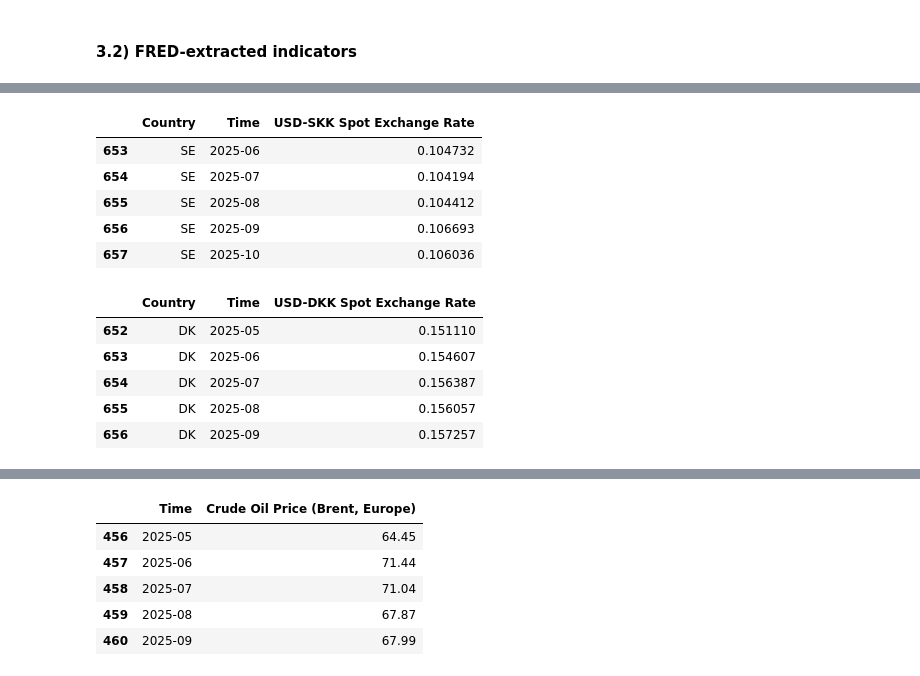
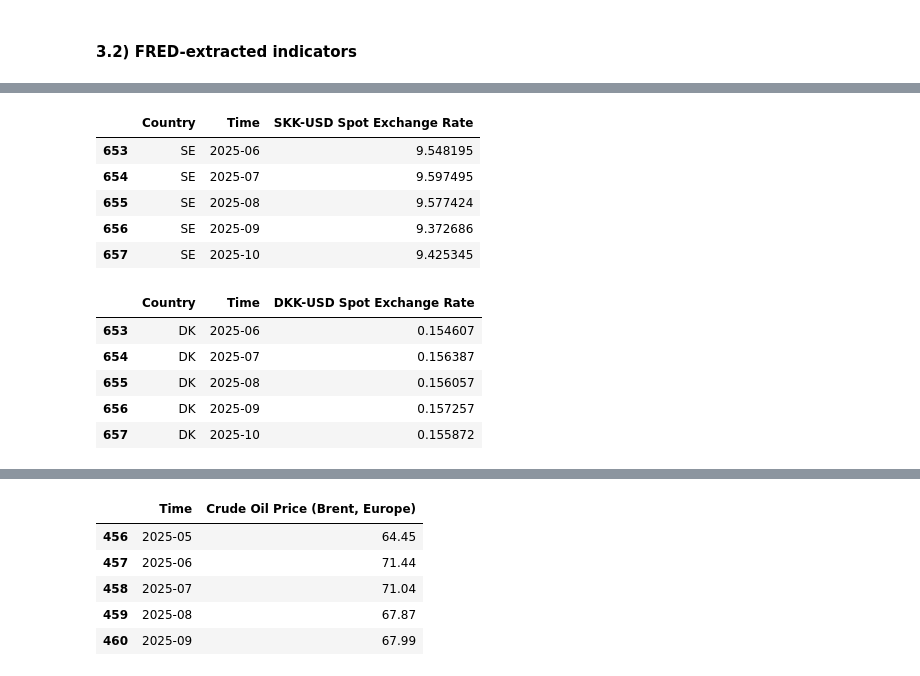
Before and after one commit to EliaLand/PSTR_Financial_Econometrics, a Jupyter notebook: data_fetcher/main.ipynb, the cells around one changed output, grey strips where cells are left out. Cells and saved outputs as stored; diff of their text form; code cells hidden in the pictures.

Commit message:
update exchange rates

```diff
--- a/data_fetcher/main.ipynb
+++ b/data_fetcher/main.ipynb
@@ -229,58 +230,53 @@ EXUSBGN_m_raw.tail()
 # %%
-# US-SKK exchange rate, U.S. Dollar to One Swedish Kronor (initially SKK-US daily, converted to US-SKK monthly, non-seasonally adjusted, 1971-01, 2025-10)
+# SKK-USD exchange rate, U.S. Dollar to One Swedish Kronor (initially SKK-USD daily, converted to US-SKK monthly, non-seasonally adjusted, 1971-01, 2025-10)
 # https://fred.stlouisfed.org/series/DEXSDUS
-EXSKKUS_d_raw = fetch_FRED("DEXSDUS")
-EXSKKUS_d_raw = EXSKKUS_d_raw.rename(columns=
+EXSKKUSD_d_raw = fetch_FRED("DEXSDUS")
+EXSKKUSD_d_raw = EXSKKUSD_d_raw.rename(columns=
         {"date": "Time",
          "DEXSDUS": "SKK-USD Spot Exchange Rate"
 })
 
 # Aggregation (dimension from daily to monthly)
-EXSKKUS_d_raw = EXSKKUS_d_raw.set_index("Time")
-EXSKKUS_m_raw = EXSKKUS_d_raw.resample("M").mean().reset_index()
-EXSKKUS_m_raw["Time"] = EXSKKUS_m_raw["Time"].dt.to_period("M").astype(str)
+EXSKKUSD_d_raw = EXSKKUSD_d_raw.set_index("Time")
+EXSKKUSD_m_raw = EXSKKUSD_d_raw.resample("M").mean().reset_index()
+EXSKKUSD_m_raw["Time"] = EXSKKUSD_m_raw["Time"].dt.to_period("M").astype(str)
 
-# Conversion to USXS spot exchange rate
-EXUSSKK_m_raw = EXSKKUS_m_raw.copy()
-EXUSSKK_m_raw["USD-SKK Spot Exchange Rate"] = 1 / EXUSSKK_m_raw["SKK-USD Spot Exchange Rate"]
-EXUSSKK_m_raw = EXUSSKK_m_raw.drop(columns=["SKK-USD Spot Exchange Rate"])
+EXSKKUSD_m_raw["Country"] = "SE"
+EXSKKUSD_m_raw = EXSKKUSD_m_raw[["Country", "Time", "SKK-USD Spot Exchange Rate"]]
 
-EXUSSKK_m_raw["Country"] = "SE"
-EXUSSKK_m_raw = EXUSSKK_m_raw[["Country", "Time", "USD-SKK Spot Exchange Rate"]]
-
-EXUSSKK_m_raw.tail()
+EXSKKUSD_m_raw.tail()
 # %% [output]
-|  | Country | Time | USD-SKK Spot Exchange Rate |
-| 653 | SE | 2025-06 | 0.104732 |
-| 654 | SE | 2025-07 | 0.104194 |
-| 655 | SE | 2025-08 | 0.104412 |
-| 656 | SE | 2025-09 | 0.106693 |
-| 657 | SE | 2025-10 | 0.106036 |
+|  | Country | Time | SKK-USD Spot Exchange Rate |
+| 653 | SE | 2025-06 | 9.548195 |
+| 654 | SE | 2025-07 | 9.597495 |
+| 655 | SE | 2025-08 | 9.577424 |
+| 656 | SE | 2025-09 | 9.372686 |
+| 657 | SE | 2025-10 | 9.425345 |
 # %%
-# US-DKK exchange rate, U.S. Dollar to One Danish Krone (initially DN-US converted to US-DN, monthly non-seasonally adjusted, 1971-01, 2025-09)
+# DKK-USD exchange rate, U.S. Dollar to One Danish Krone (initially DN-US converted to US-DN, monthly non-seasonally adjusted, 1971-01, 2025-09)
 # https://fred.stlouisfed.org/series/EXDNUS
-EXDKKUS_m_raw = fetch_FRED("EXDNUS")
-EXDKKUS_m_raw = EXDKKUS_m_raw.rename(columns=
+EXUSDDKK_m_raw = fetch_FRED("EXDNUS")
+EXUSDDKK_m_raw = EXUSDDKK_m_raw.rename(columns=
         {"date": "Time",
-         "EXDNUS": "DKK-USD Spot Exchange Rate"
+         "EXDNUS": "USD-DKK Spot Exchange Rate"
 })
 
-EXDKKUS_m_raw["Time"] = EXDKKUS_m_raw["Time"].dt.to_period("M").astype(str)
+EXUSDDKK_m_raw["Time"] = EXUSDDKK_m_raw["Time"].dt.to_period("M").astype(str)
 
-# Conversion to USDN spot exchange rate
-EXUSDKK_m_raw = EXDKKUS_m_raw.copy()
-EXUSDKK_m_raw["USD-DKK Spot Exchange Rate"] = 1 / EXUSDKK_m_raw["DKK-USD Spot Exchange Rate"]
-EXUSDKK_m_raw = EXUSDKK_m_raw.drop(columns=["DKK-USD Spot Exchange Rate"])
+# Conversion to DKK-USD spot exchange rate
+EXDKKUSD_m_raw = EXUSDDKK_m_raw.copy()
+EXDKKUSD_m_raw["DKK-USD Spot Exchange Rate"] = 1 / EXDKKUSD_m_raw["USD-DKK Spot Exchange Rate"]
+EXDKKUSD_m_raw = EXDKKUSD_m_raw.drop(columns=["USD-DKK Spot Exchange Rate"])
 
-EXUSDKK_m_raw["Country"] = "DK"
-EXUSDKK_m_raw = EXUSDKK_m_raw[["Country", "Time", "USD-DKK Spot Exchange Rate"]]
+EXDKKUSD_m_raw["Country"] = "DK"
+EXDKKUSD_m_raw = EXDKKUSD_m_raw[["Country", "Time", "DKK-USD Spot Exchange Rate"]]
 
-EXUSDKK_m_raw.tail()
+EXDKKUSD_m_raw.tail()
 # %% [output]
-|  | Country | Time | USD-DKK Spot Exchange Rate |
-| 652 | DK | 2025-05 | 0.151110 |
+|  | Country | Time | DKK-USD Spot Exchange Rate |
 | 653 | DK | 2025-06 | 0.154607 |
 | 654 | DK | 2025-07 | 0.156387 |
 | 655 | DK | 2025-08 | 0.156057 |
 | 656 | DK | 2025-09 | 0.157257 |
+| 657 | DK | 2025-10 | 0.155872 |
 # %%
```
Also changed, not shown: parts of 8 cells of this notebook, 17 other files.
